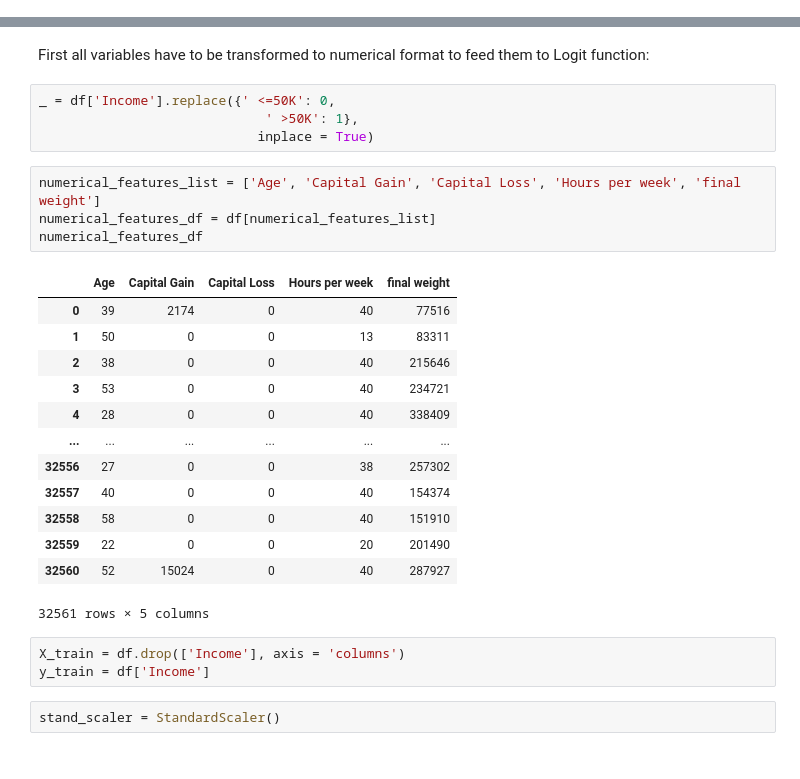
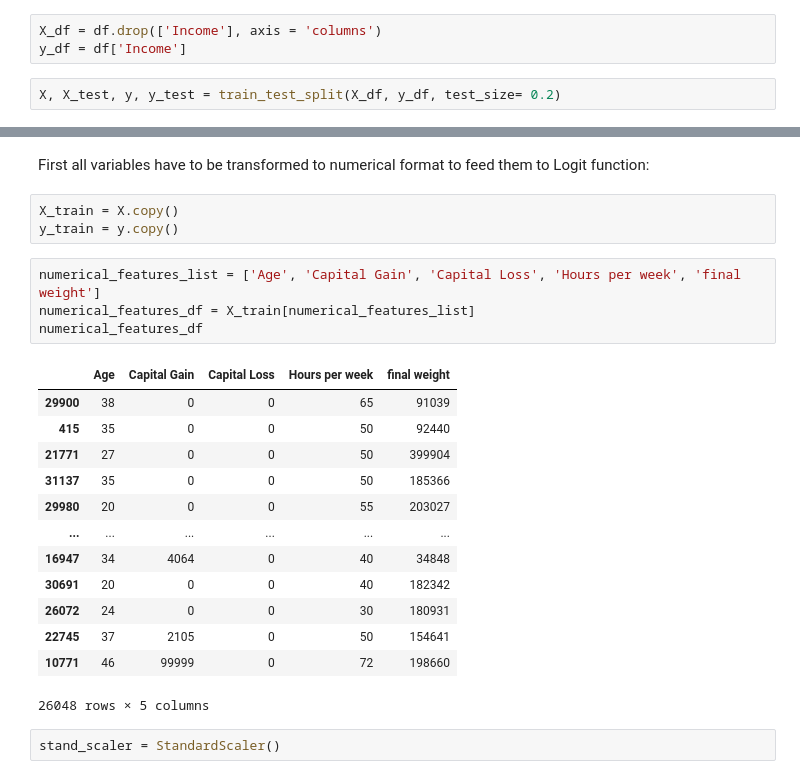
Before and after one commit to nadiia-duiunova/Adults_pet_project, a Jupyter notebook: Logistic regression.ipynb, the cells around one changed output, grey strips where cells are left out. Cells and saved outputs as stored; diff of their text form.

Commit message:
Move data split to beginning, fixed Logit errors

```diff
--- a/Logistic regression.ipynb
+++ b/Logistic regression.ipynb
@@ -38,32 +44,33 @@ df = df.drop(['Education-Num'], axis = 'columns')
+# %%
+X_df = df.drop(['Income'], axis = 'columns')
+y_df = df['Income']
+# %%
+X, X_test, y, y_test = train_test_split(X_df, y_df, test_size= 0.2)
 # %% [markdown]
 ## 1. Features preprocessing
 # %% [markdown]
 First all variables have to be transformed to numerical format to feed them to Logit function:
-# %%
-_ = df['Income'].replace({' <=50K': 0,
-                             ' >50K': 1},
-                            inplace = True)
+# %%
+X_train = X.copy()
+y_train = y.copy()
 # %%
 numerical_features_list = ['Age', 'Capital Gain', 'Capital Loss', 'Hours per week', 'final weight']
-numerical_features_df = df[numerical_features_list]
+numerical_features_df = X_train[numerical_features_list]
 numerical_features_df
 # %% [output]
 |  | Age | Capital Gain | Capital Loss | Hours per week | final weight |
-| 0 | 39 | 2174 | 0 | 40 | 77516 |
-| 1 | 50 | 0 | 0 | 13 | 83311 |
-| 2 | 38 | 0 | 0 | 40 | 215646 |
-| 3 | 53 | 0 | 0 | 40 | 234721 |
-| 4 | 28 | 0 | 0 | 40 | 338409 |
+| 29900 | 38 | 0 | 0 | 65 | 91039 |
+| 415 | 35 | 0 | 0 | 50 | 92440 |
+| 21771 | 27 | 0 | 0 | 50 | 399904 |
+| 31137 | 35 | 0 | 0 | 50 | 185366 |
+| 29980 | 20 | 0 | 0 | 55 | 203027 |
 | ... | ... | ... | ... | ... | ... |
-| 32556 | 27 | 0 | 0 | 38 | 257302 |
-| 32557 | 40 | 0 | 0 | 40 | 154374 |
-| 32558 | 58 | 0 | 0 | 40 | 151910 |
-| 32559 | 22 | 0 | 0 | 20 | 201490 |
-| 32560 | 52 | 15024 | 0 | 40 | 287927 |
+| 16947 | 34 | 4064 | 0 | 40 | 34848 |
+| 30691 | 20 | 0 | 0 | 40 | 182342 |
+| 26072 | 24 | 0 | 0 | 30 | 180931 |
+| 22745 | 37 | 2105 | 0 | 50 | 154641 |
+| 10771 | 46 | 99999 | 0 | 72 | 198660 |
-32561 rows × 5 columns
+26048 rows × 5 columns
-# %%
-X_train = df.drop(['Income'], axis = 'columns')
-y_train = df['Income']
 # %%
 stand_scaler = StandardScaler()
 # %%
```
Also changed, not shown: parts of 26 cells of this notebook.
